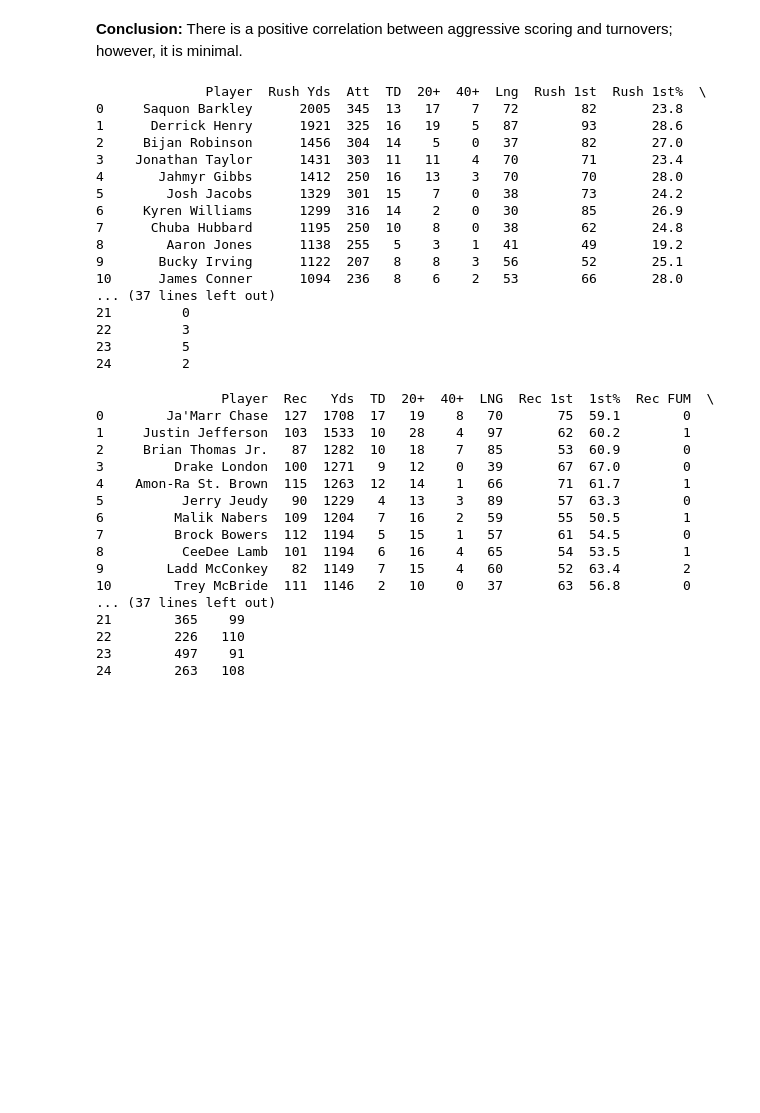
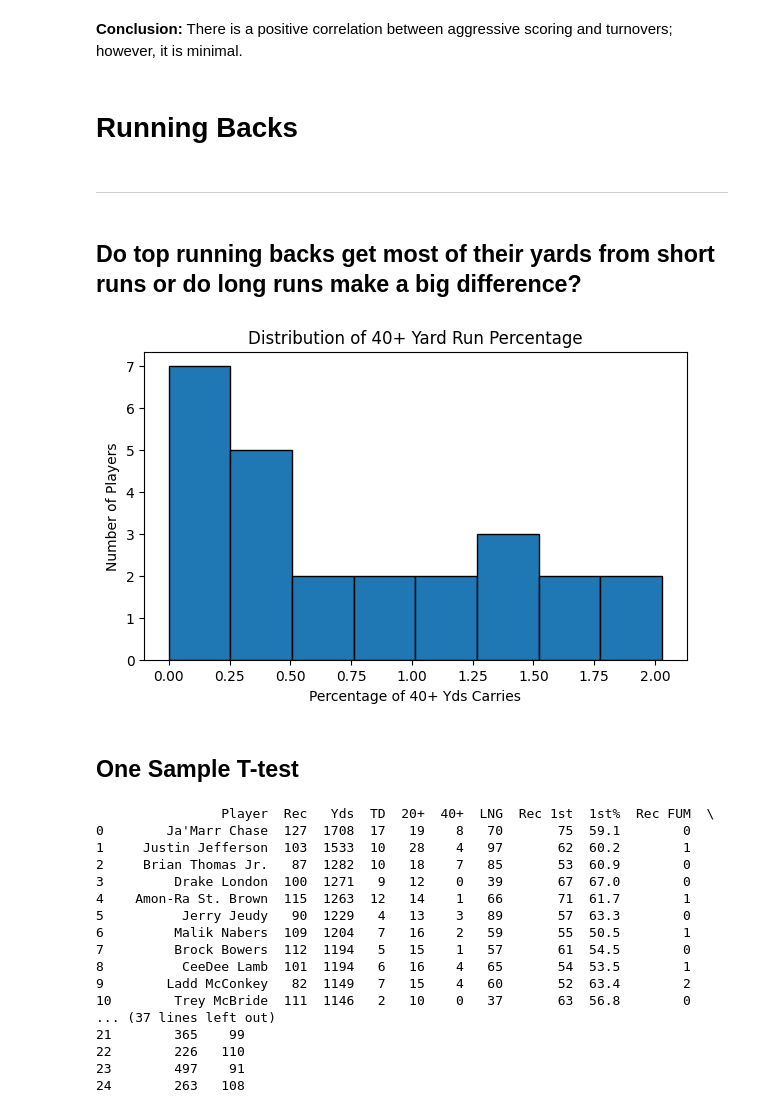
Before and after one commit to johannanguyen/nfl_stats, a Jupyter notebook: nfl_stats.ipynb, the cells around one changed output. Drawn from its saved outputs; the diff is of its cells as text; code cells hidden in the pictures; blank space fills up the shorter version.

```diff
--- a/nfl_stats.ipynb
+++ b/nfl_stats.ipynb
@@ -150,27 +150,30 @@ display(Markdown("<b>Conclusion:</b> There is a positive correlation between agg
 Slope: 0.07870517296096477
 Intercept: 7.531259917486513
 <b>Conclusion:</b> There is a positive correlation between aggressive scoring and turnovers; however, it is minimal.
-# %%
-rushing_2024 = import_table("rushing", "2024")
-print(rushing_2024)
-# %% [output]
-              Player  Rush Yds  Att  TD  20+  40+  Lng  Rush 1st  Rush 1st%  \
-0     Saquon Barkley      2005  345  13   17    7   72        82       23.8
-1      Derrick Henry      1921  325  16   19    5   87        93       28.6
-2     Bijan Robinson      1456  304  14    5    0   37        82       27.0
-3    Jonathan Taylor      1431  303  11   11    4   70        71       23.4
-4       Jahmyr Gibbs      1412  250  16   13    3   70        70       28.0
-5        Josh Jacobs      1329  301  15    7    0   38        73       24.2
-6     Kyren Williams      1299  316  14    2    0   30        85       26.9
-7      Chuba Hubbard      1195  250  10    8    0   38        62       24.8
-8        Aaron Jones      1138  255   5    3    1   41        49       19.2
-9       Bucky Irving      1122  207   8    8    3   56        52       25.1
-10      James Conner      1094  236   8    6    2   53        66       28.0
-... (37 lines left out)
-21         0
-22         3
-23         5
-24         2
+# %%
+display(Markdown("# Running Backs"))
+display(Markdown("---"))
+
+# Percentage of 40+ out of all attempts graph
+display(Markdown("## Do top running backs get most of their yards from short runs or do long runs make a big difference?"))
+
+rushing_2024 = import_table("rushing", "2024")
+
+rushing_2024["40+%"] = (rushing_2024["40+"] / rushing_2024["Att"]) * 100
+plt.figure(figsize=(7, 4))
+plt.hist(rushing_2024["40+%"], bins=8, edgecolor='black')
+plt.title("Distribution of 40+ Yard Run Percentage")
+plt.xlabel("Percentage of 40+ Yds Carries")
+plt.ylabel("Number of Players")
+plt.show()
+
+display(Markdown("## One Sample T-test"))
+# %% [output]
+# Running Backs
+---
+## Do top running backs get most of their yards from short runs or do long runs make a big difference?
+[figure, added]
+## One Sample T-test
 # %%
 receiving_2024 = import_table("receiving", "2024")
 print(receiving_2024)
```
